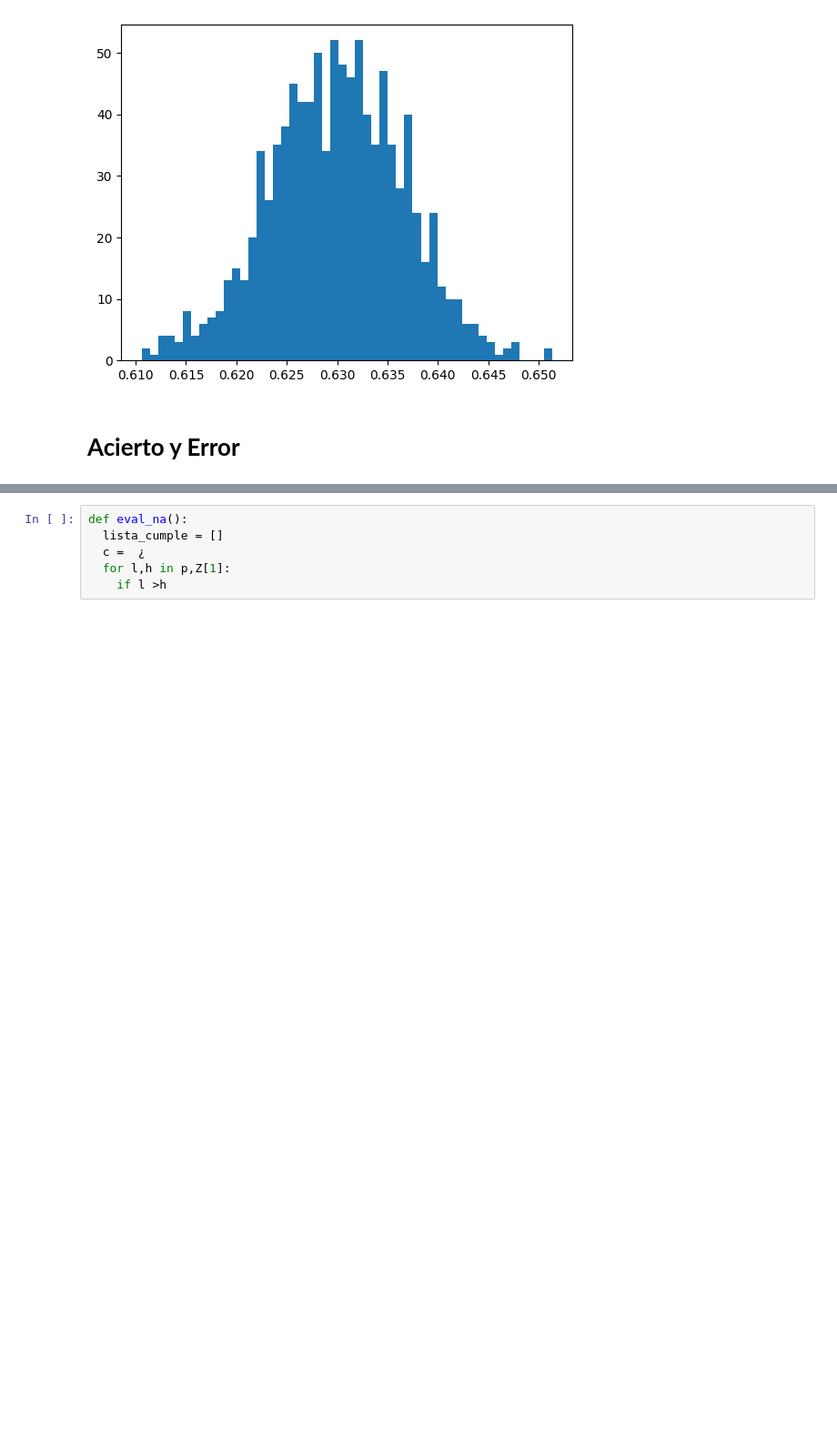
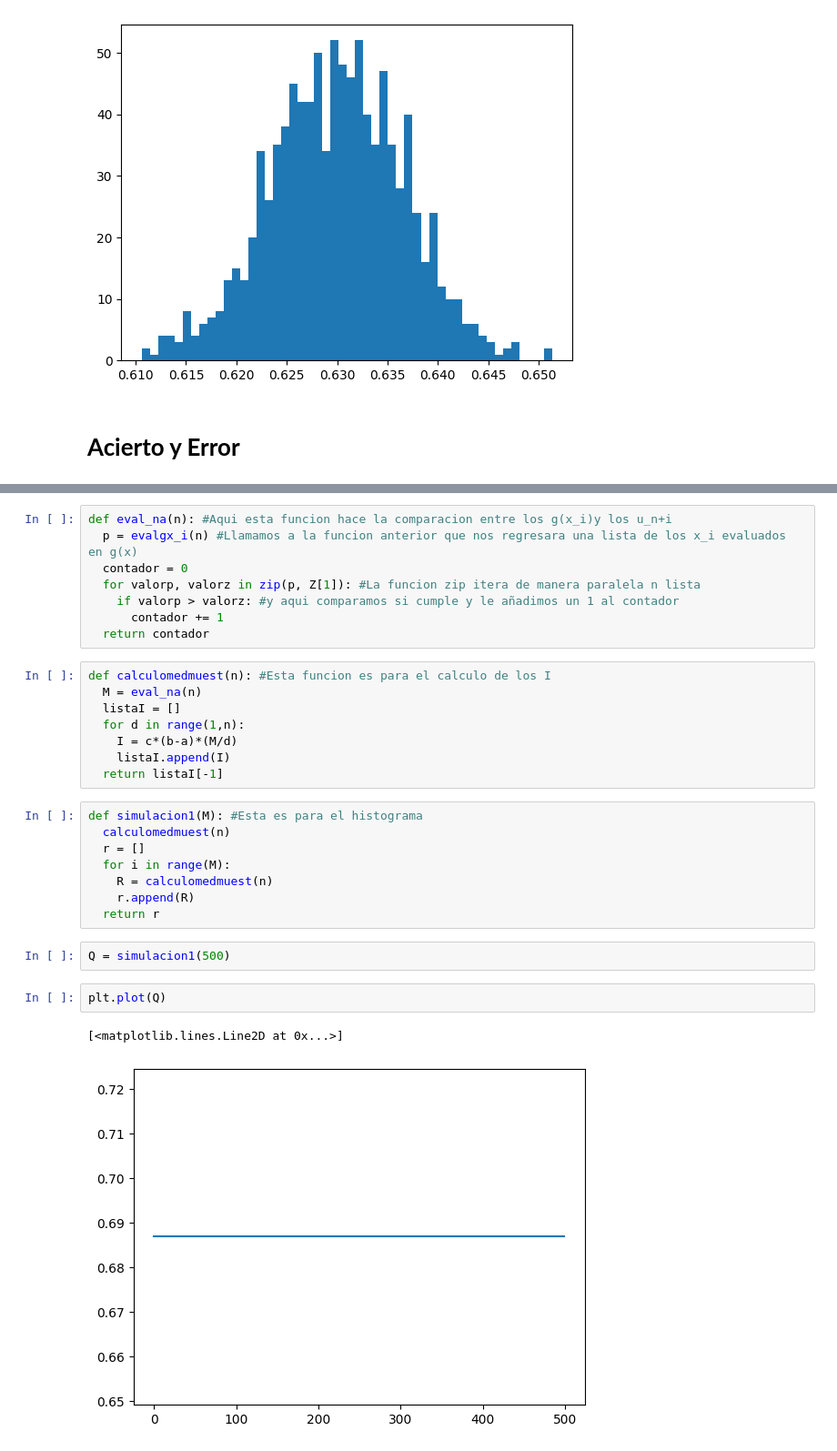
Before and after one commit to ManuelGDS/Simulacion-1, a Jupyter notebook: MC_y_AciertoyErrorsqrt(arctan(x)).ipynb, the cells around one changed output, grey strips where cells are left out. Shown at 91% size. Cells and saved outputs as stored; diff of their text form; blank space fills up the shorter version.

```diff
--- a/MC_y_AciertoyErrorsqrt(arctan(x)).ipynb
+++ b/MC_y_AciertoyErrorsqrt(arctan(x)).ipynb
@@ -156,6 +148,31 @@ print(p)
-# %%
-def eval_na():
-  lista_cumple = []
-  c =  ¿
-  for l,h in p,Z[1]:
-    if l >h
+# %%
+def eval_na(n): #Aqui esta funcion hace la comparacion entre los g(x_i)y los u_n+i
+  p = evalgx_i(n) #Llamamos a la funcion anterior que nos regresara una lista de los x_i evaluados en g(x)
+  contador = 0
+  for valorp, valorz in zip(p, Z[1]): #La funcion zip itera de manera paralela n lista
+    if valorp > valorz: #y aqui comparamos si cumple y le añadimos un 1 al contador
+      contador += 1
+  return contador
+# %%
+def calculomedmuest(n): #Esta funcion es para el calculo de los I
+  M = eval_na(n)
+  listaI = []
+  for d in range(1,n):
+    I = c*(b-a)*(M/d)
+    listaI.append(I)
+  return listaI[-1]
+# %%
+def simulacion1(M): #Esta es para el histograma
+  calculomedmuest(n)
+  r = []
+  for i in range(M):
+    R = calculomedmuest(n)
+    r.append(R)
+  return r
+# %%
+Q = simulacion1(500)
+# %%
+plt.plot(Q)
+# %% [output]
+[<matplotlib.lines.Line2D at 0x...>]
+[figure, added]
```
Also changed, not shown: parts of 13 cells of this notebook.
